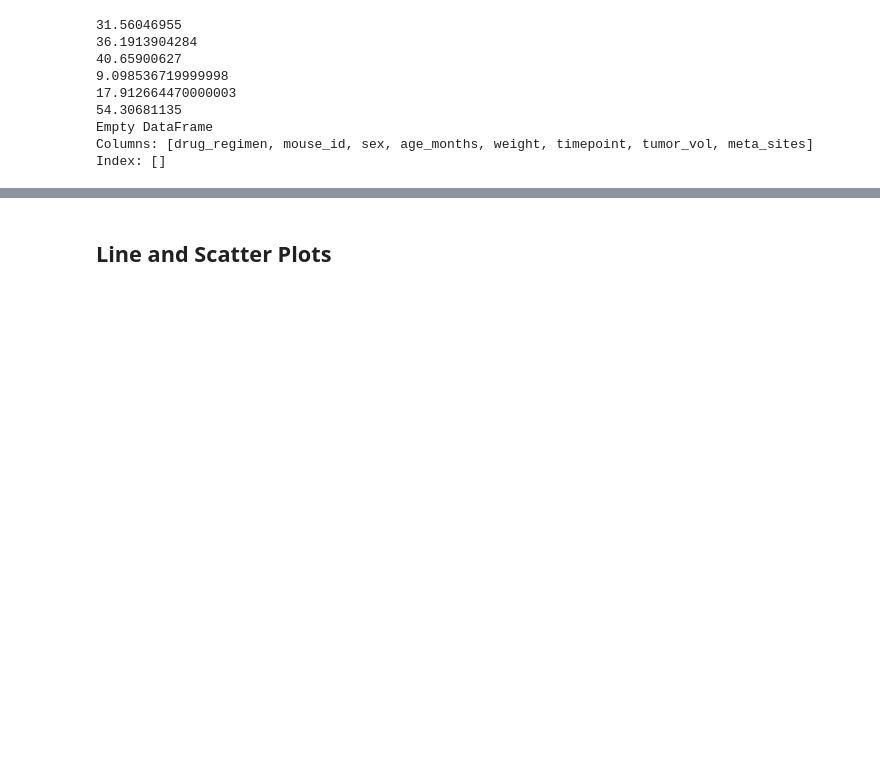
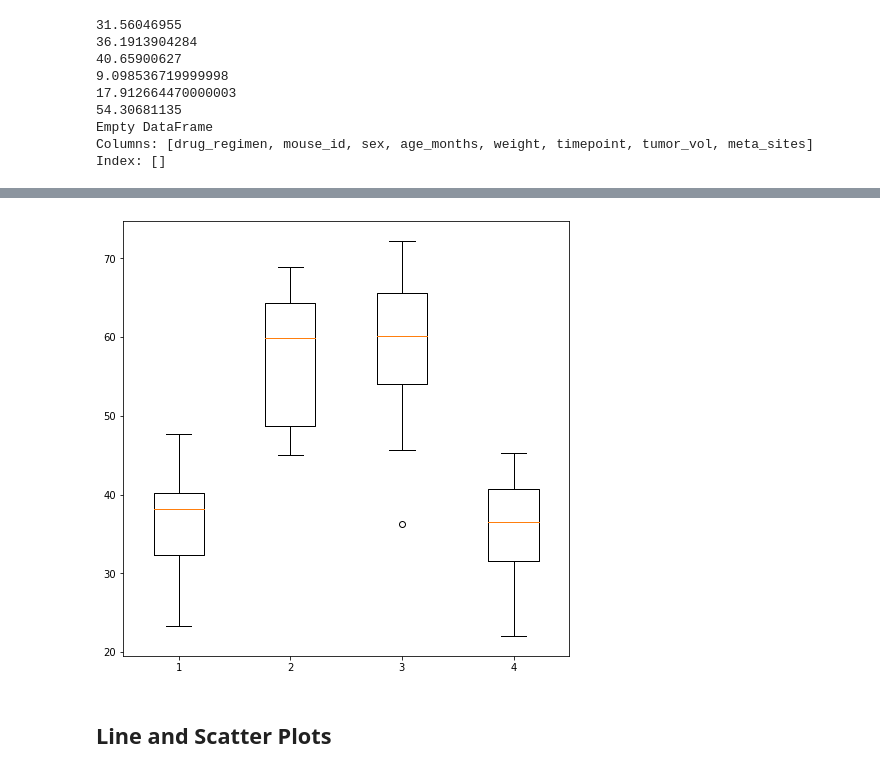
Before and after one commit to swdrich/matplotlib-challenge, a Jupyter notebook: Instructions/Pymaceuticals/pymaceuticals_starter.ipynb, the cells around one changed output, grey strips where cells are left out. Saved outputs shown, nothing was run; the diff lists cells and outputs as text; code cells hidden in the pictures; blank space fills up the shorter version.

Commit message:
Ugh. Drew boxplot. It sucks.

```diff
--- a/Instructions/Pymaceuticals/pymaceuticals_starter.ipynb
+++ b/Instructions/Pymaceuticals/pymaceuticals_starter.ipynb
@@ -396,3 +378,9 @@ print(inf_outlier)
 
     meta_sites
 55           0
+# %%
+ramicane_df = pd.DataFrame(drug_regimen.get_group("Ramicane"))
+#ramicane_df.head()
+ram_tumor_vol = list(ramicane_df["tumor_vol"])
+ram_tumor_vol.sort()
+print(ram_tumor_vol)
@@ -433,0 +414,4 @@ Index: []
+# %%
+# Put treatments into a list
+drug_list = list((tumor_volume_df["drug_regimen"]).unique())
+print(drug_list)
@@ -433,0 +420,3 @@ Index: []
+# %%
+tumor_comparison = list(zip(cap_tumor_vol, cef_tumor_vol, inf_tumor_vol, ram_tumor_vol))
+print(tumor_comparison)
@@ -433,0 +425,3 @@ Index: []
+# %%
+tumor_data_df = pd.DataFrame(tumor_comparison, columns = ["Capomulin", "Ceftamin", "Infubinol", "Ramicane"])
+tumor_data_df.head()
@@ -436,3 +442,12 @@ Index: []
+# %%
+x_axis = np.arange(len(drug_list))
+plt.figure(figsize=(8,8))
+plt.boxplot(tumor_data_df.values)
+tick_locations = [value for value in x_axis]
+plt.xticks = ["Capomulin", "Ceftamin", "Infubinol", "Ramicane"]
+plt.show()
+# %% [output]
+[figure, added]
 # %% [markdown]
 ## Line and Scatter Plots
 # %%
```
Also changed, not shown: parts of 16 cells of this notebook.
